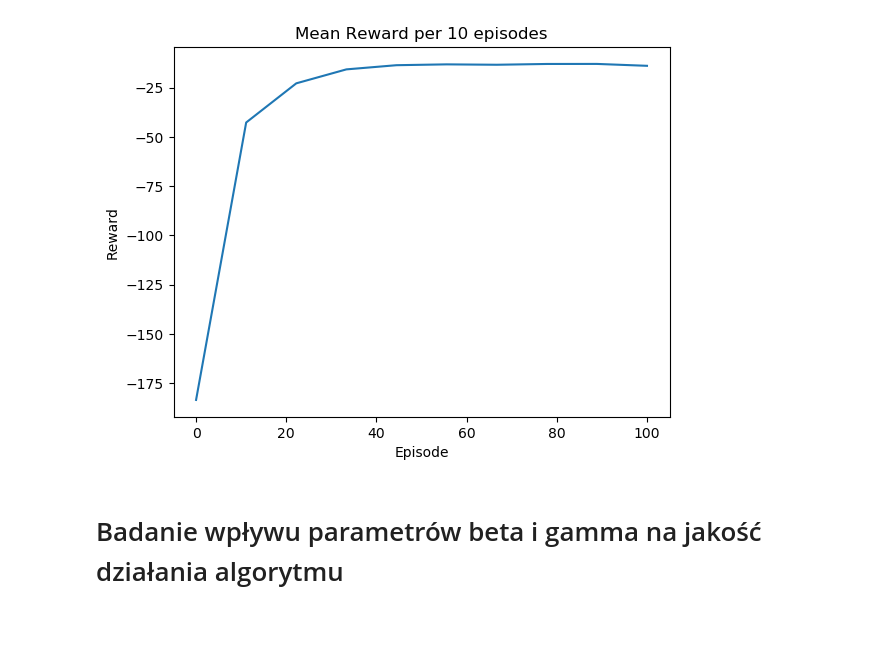
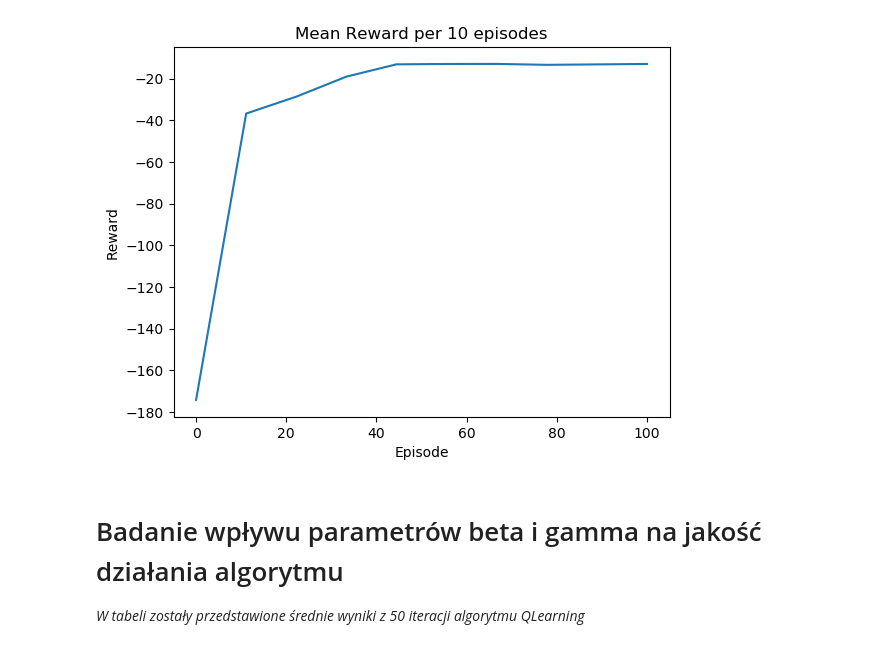
Before and after one commit to Wojtekpob/AI-algorithms, a Jupyter notebook: lab5/zad5.ipynb, the cells around one changed output. Cells and saved outputs as stored; diff of their text form; code cells hidden in the pictures.

```diff
--- a/lab5/zad5.ipynb
+++ b/lab5/zad5.ipynb
@@ -37,8 +41,8 @@ def playGame(gameEnvironment, QTable, maxSteps):
 def QLearning(gameEnvironment, maxEpisodes, maxT, gamma, beta, epsilon):
     if epsilon > 1 or epsilon < 0:
         raise ValueError("Epsilon must be between 0 and 1")
-    if beta > 1 or beta < 0:
-        raise ValueError("Beta must be between 0 and 1")
+    if beta < 0:
+        raise ValueError("Beta must be greater than 0")
     if gamma < 0:
         raise ValueError("Gamma must be greater than 0")
     QTable = initQTable(gameEnvironment)
@@ -85,17 +92,18 @@ def getMeanRewardsForMultipleRuns(gameEnvironment, maxEpisodes, maxT, gamma, bet
 # %%
 gameEnvironment = gym.make('CliffWalking-v0')
 maxEpisodes = 100
 maxT = 100
-beta = 0.9
+beta = 1
 gamma = 1
 epsilon = 0.001
 
 QTable, episodeRewards = QLearning(gameEnvironment, maxEpisodes, maxT, gamma, beta, epsilon)
 windowSize = 10
 meanRewards, lastGame = getMeanRewardsForMultipleRuns(gameEnvironment, maxEpisodes, maxT, gamma, beta, epsilon, 50, windowSize)
 plotMeanRewards(meanRewards, maxEpisodes, windowSize)
 # %% [output]
-[figure, old version]
+[figure, new version]
 # %% [markdown]
 # Badanie wpływu parametrów beta i gamma na jakość działania algorytmu
+*W tabeli zostały przedstawione średnie wyniki z 50 iteracji algorytmu QLearning*
 # %% [markdown]
```
Also changed, not shown: parts of 7 cells of this notebook.
